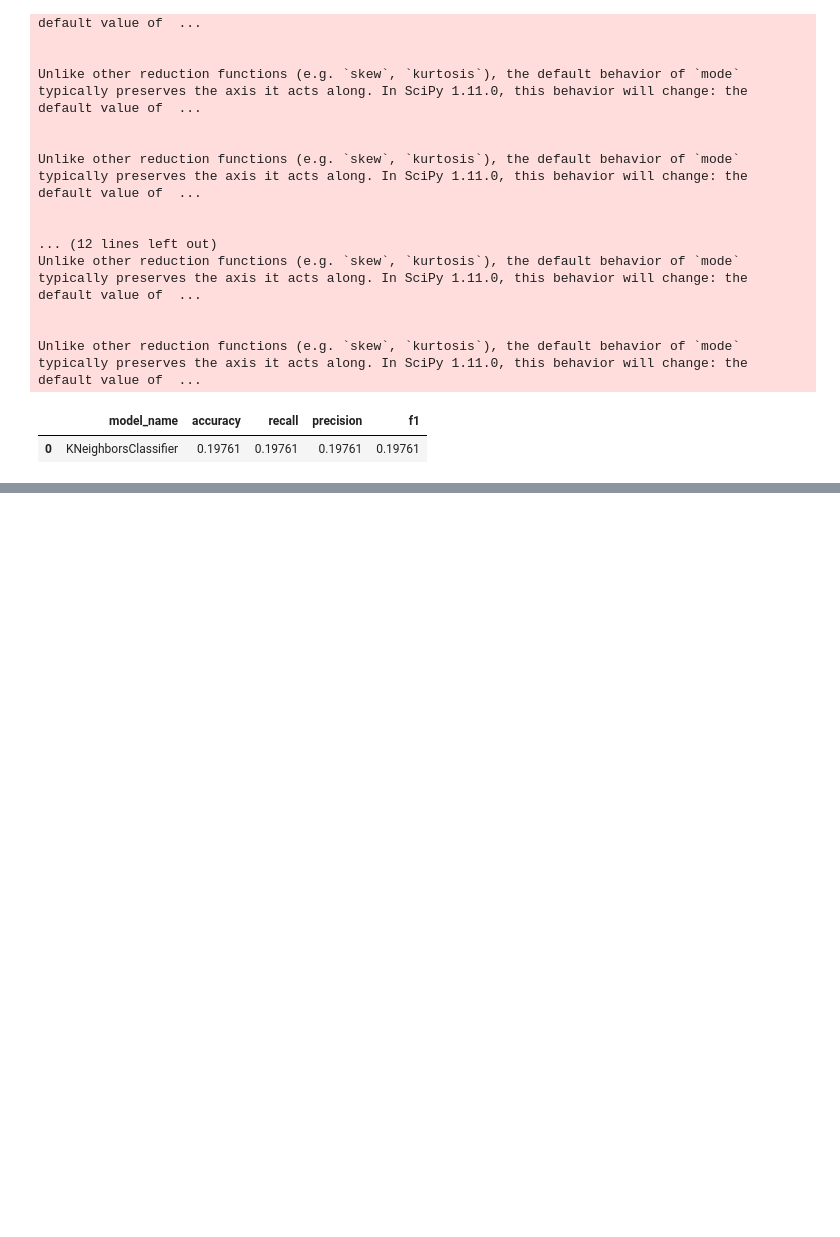
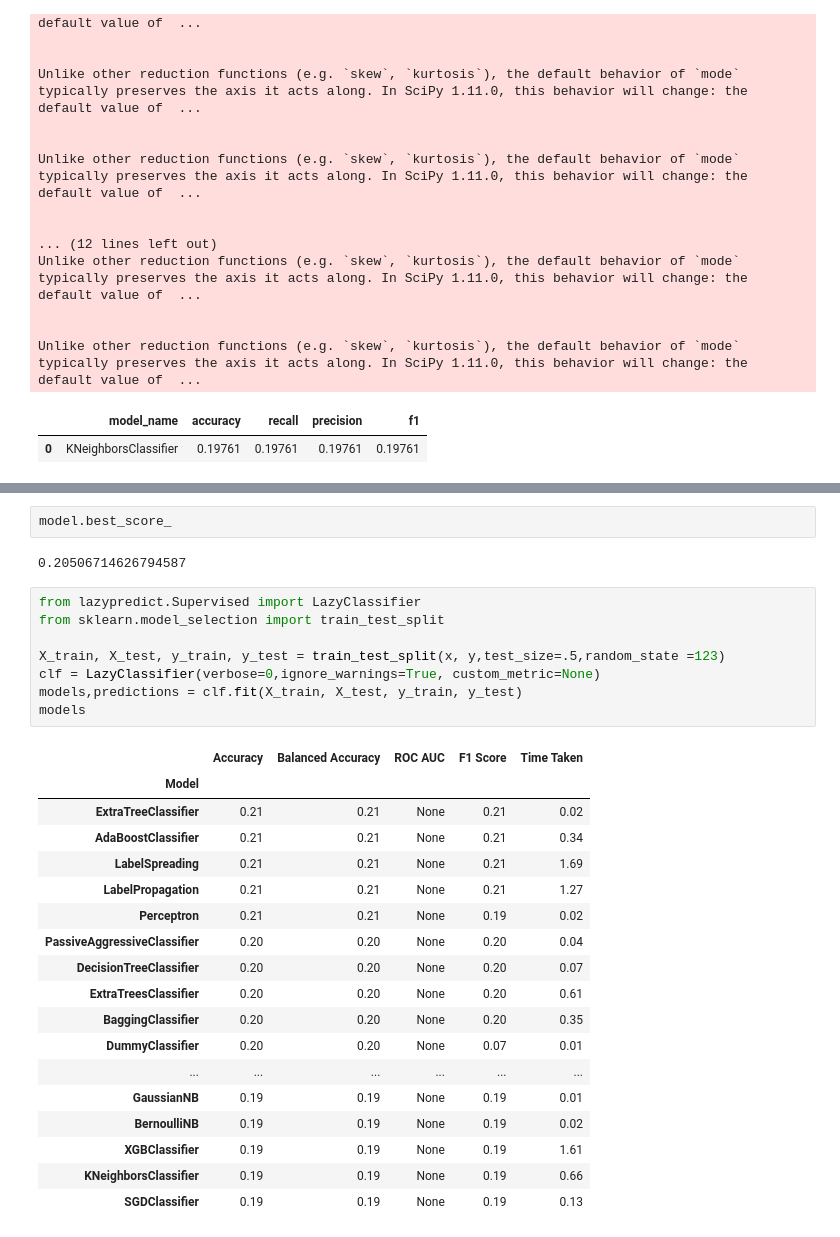
Before and after one commit to Xwyzworms/Diagnostic_Reasoning_HouseRent, a Jupyter notebook: Analisis_2.ipynb, the cells around one changed output, grey strips where cells are left out. Saved outputs shown, nothing was run; the diff lists cells and outputs as text; blank space fills up the shorter version.

```diff
--- a/Analisis_2.ipynb
+++ b/Analisis_2.ipynb
@@ -347,0 +366,31 @@ sklearn.model_selection.GridSearchCV(KNeighborsClassifier,)
+# %%
+model.best_score_
+# %% [output]
+0.20506714626794587
+# %%
+from lazypredict.Supervised import LazyClassifier
+from sklearn.model_selection import train_test_split
+
+X_train, X_test, y_train, y_test = train_test_split(x, y,test_size=.5,random_state =123)
+clf = LazyClassifier(verbose=0,ignore_warnings=True, custom_metric=None)
+models,predictions = clf.fit(X_train, X_test, y_train, y_test)
+models
+# %% [output]
+|  | Accuracy | Balanced Accuracy | ROC AUC | F1 Score | Time Taken |
+| Model |  |  |  |  |  |
+| ExtraTreeClassifier | 0.21 | 0.21 | None | 0.21 | 0.02 |
+| AdaBoostClassifier | 0.21 | 0.21 | None | 0.21 | 0.34 |
+| LabelSpreading | 0.21 | 0.21 | None | 0.21 | 1.69 |
+| LabelPropagation | 0.21 | 0.21 | None | 0.21 | 1.27 |
+| Perceptron | 0.21 | 0.21 | None | 0.19 | 0.02 |
+| PassiveAggressiveClassifier | 0.20 | 0.20 | None | 0.20 | 0.04 |
+| DecisionTreeClassifier | 0.20 | 0.20 | None | 0.20 | 0.07 |
+| ExtraTreesClassifier | 0.20 | 0.20 | None | 0.20 | 0.61 |
+| BaggingClassifier | 0.20 | 0.20 | None | 0.20 | 0.35 |
+| DummyClassifier | 0.20 | 0.20 | None | 0.07 | 0.01 |
+| ... | ... | ... | ... | ... | ... |
+| GaussianNB | 0.19 | 0.19 | None | 0.19 | 0.01 |
+| BernoulliNB | 0.19 | 0.19 | None | 0.19 | 0.02 |
+| XGBClassifier | 0.19 | 0.19 | None | 0.19 | 1.61 |
+| KNeighborsClassifier | 0.19 | 0.19 | None | 0.19 | 0.66 |
+| SGDClassifier | 0.19 | 0.19 | None | 0.19 | 0.13 |
```
Also changed, not shown: parts of 3 cells of this notebook.
